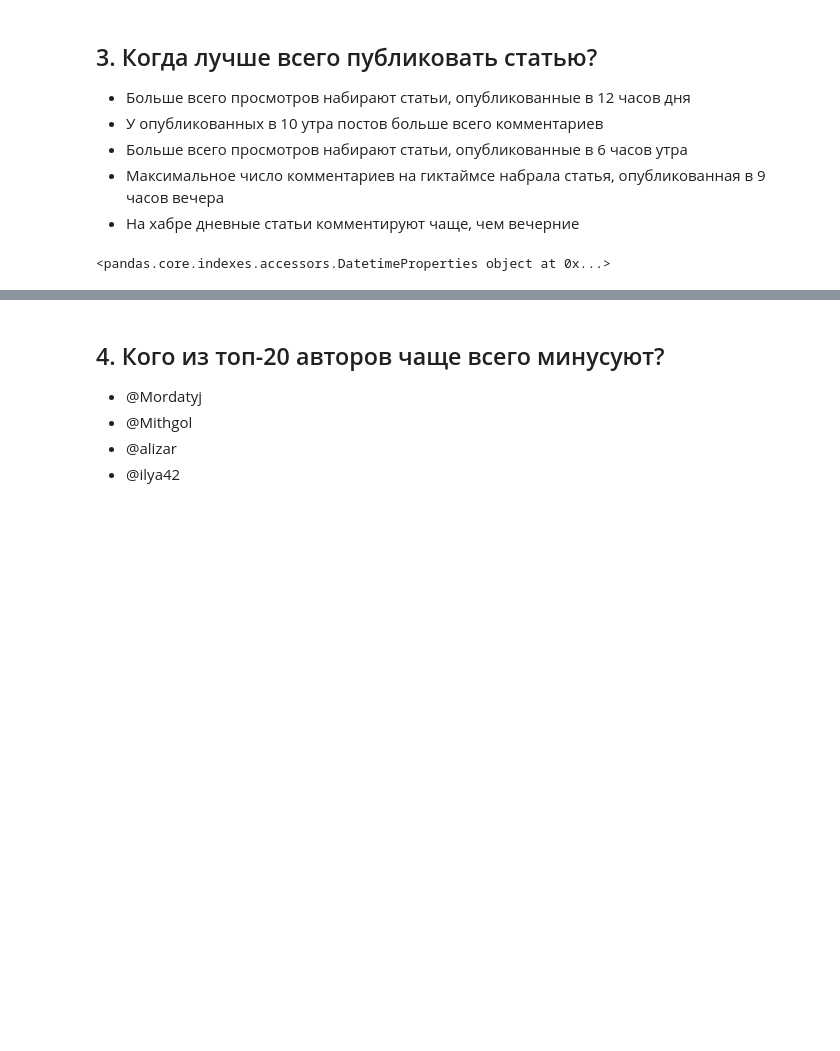
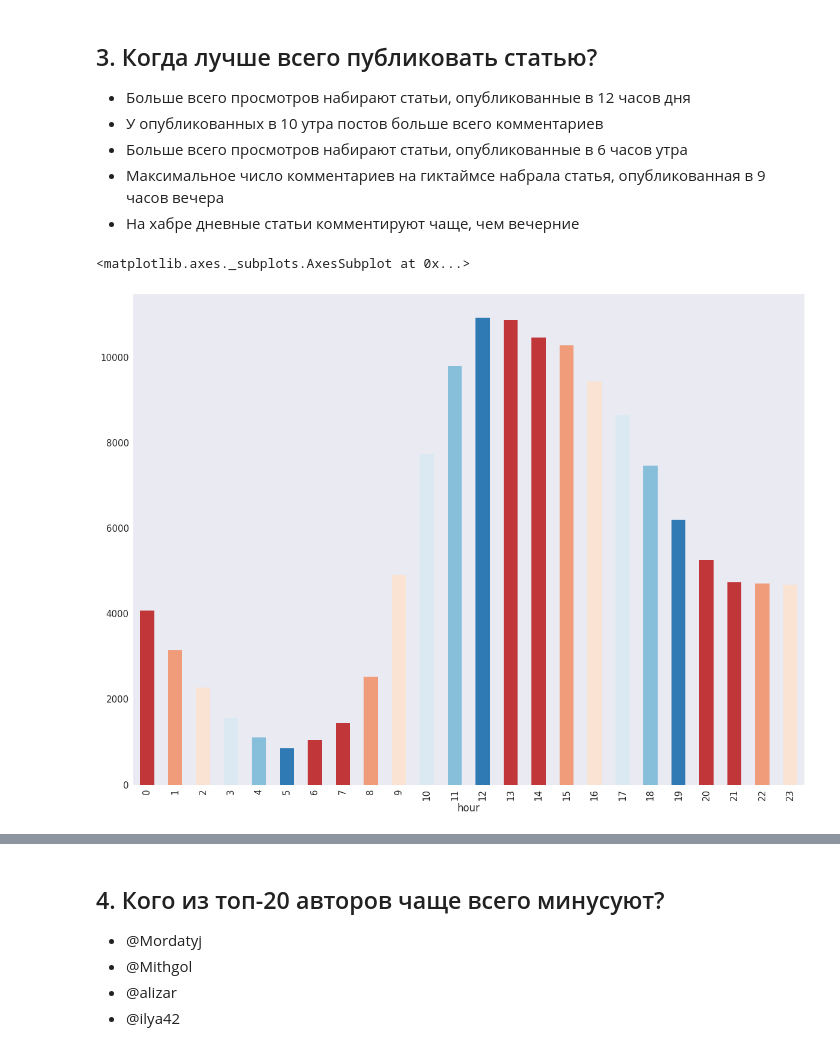
Before and after one commit to artinttechnical/mlcourse_open, a Jupyter notebook: jupyter_russian/assignments_demo/assignment02_habr_visual_analysis.ipynb, the cells around one changed output, grey strips where cells are left out. Drawn from its saved outputs; the diff is of its cells as text; code cells hidden in the pictures; blank space fills up the shorter version.

```diff
--- a/jupyter_russian/assignments_demo/assignment02_habr_visual_analysis.ipynb
+++ b/jupyter_russian/assignments_demo/assignment02_habr_visual_analysis.ipynb
@@ -160,7 +160,8 @@ selected_df[selected_df["dayofweek"] == 6].groupby(["domain"]).count()
 * Больше всего просмотров набирают статьи, опубликованные в 6 часов утра
 * Максимальное число комментариев на гиктаймсе набрала статья, опубликованная в 9 часов вечера
 * На хабре дневные статьи комментируют чаще, чем вечерние
-# %%
-df["published"].dt
-# %% [output]
-<pandas.core.indexes.accessors.DatetimeProperties object at 0x...>
+# %%
+df.groupby(["hour"])["views"].count().plot(kind="bar")
+# %% [output]
+<matplotlib.axes._subplots.AxesSubplot at 0x...>
+[figure, added]
```
Also changed, not shown: parts of 6 cells of this notebook.
